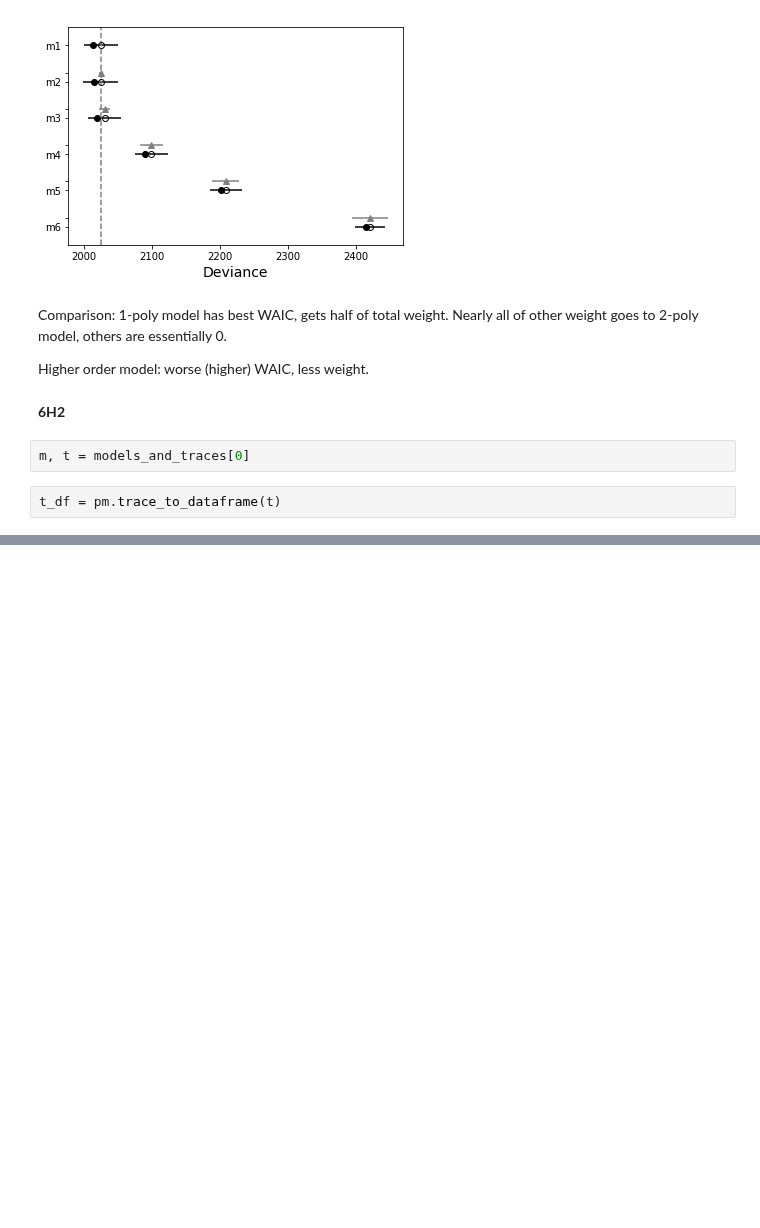
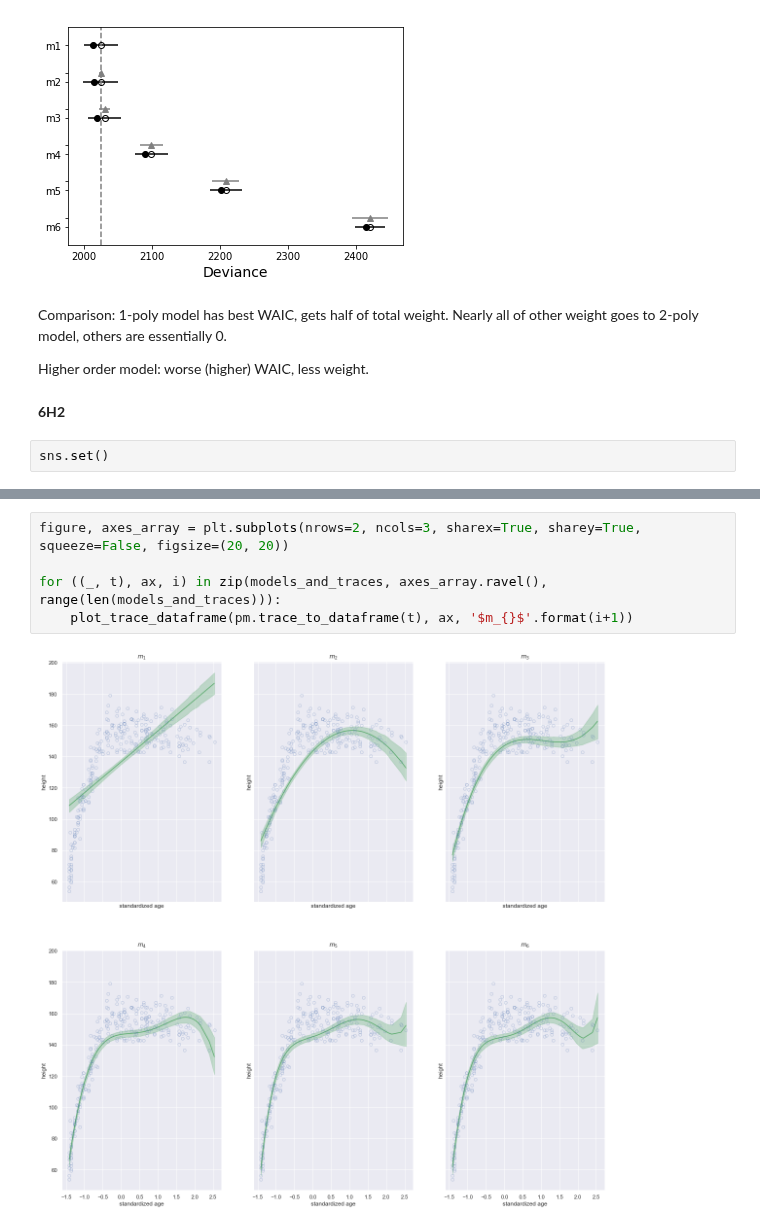
Before and after one commit to nwweber/statistical_rethinking, a Jupyter notebook: chapter_06_overfitting_regularization_and_information_criteria.ipynb, the cells around one changed output, grey strips where cells are left out. Drawn from its saved outputs; the diff is of its cells as text; blank space fills up the shorter version.

```diff
--- a/chapter_06_overfitting_regularization_and_information_criteria.ipynb
+++ b/chapter_06_overfitting_regularization_and_information_criteria.ipynb
@@ -1033,7 +1033,5 @@ Comparison: 1-poly model has best WAIC, gets half of total weight. Nearly all of
 Higher order model: worse (higher) WAIC, less weight.
 # %% [markdown]
 **6H2**
-# %%
-m, t = models_and_traces[0]
-# %%
-t_df = pm.trace_to_dataframe(t)
+# %%
+sns.set()
@@ -1039,0 +1070,7 @@ t_df = pm.trace_to_dataframe(t)
+# %%
+figure, axes_array = plt.subplots(nrows=2, ncols=3, sharex=True, sharey=True, squeeze=False, figsize=(20, 20))
+
+for ((_, t), ax, i) in zip(models_and_traces, axes_array.ravel(), range(len(models_and_traces))):
+    plot_trace_dataframe(pm.trace_to_dataframe(t), ax, '$m_{}$'.format(i+1))
+# %% [output]
+[figure, added]
```
Also changed, not shown: parts of 19 cells of this notebook.
